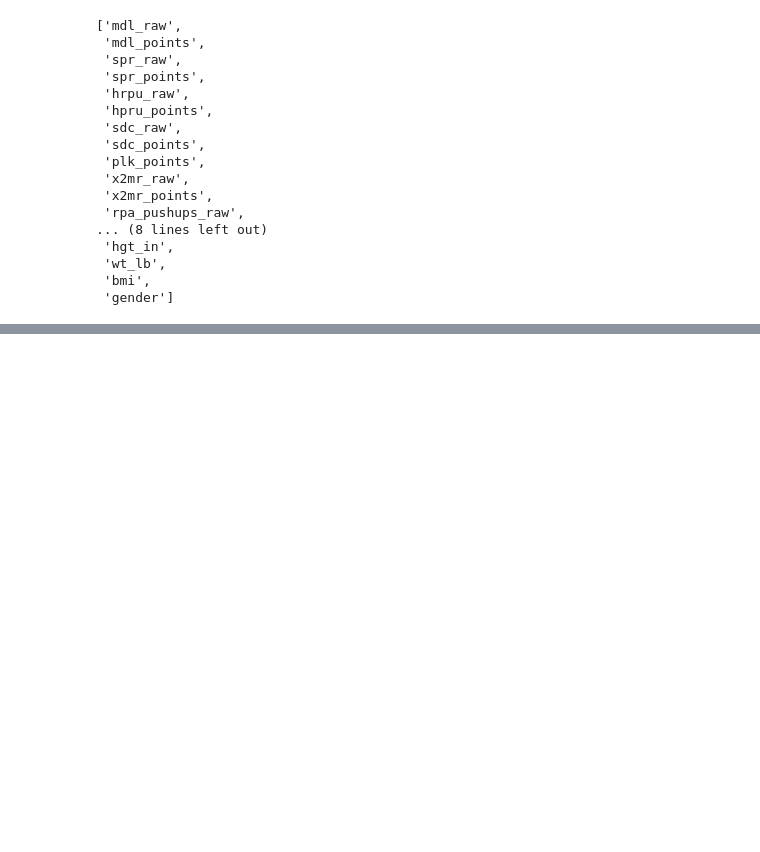
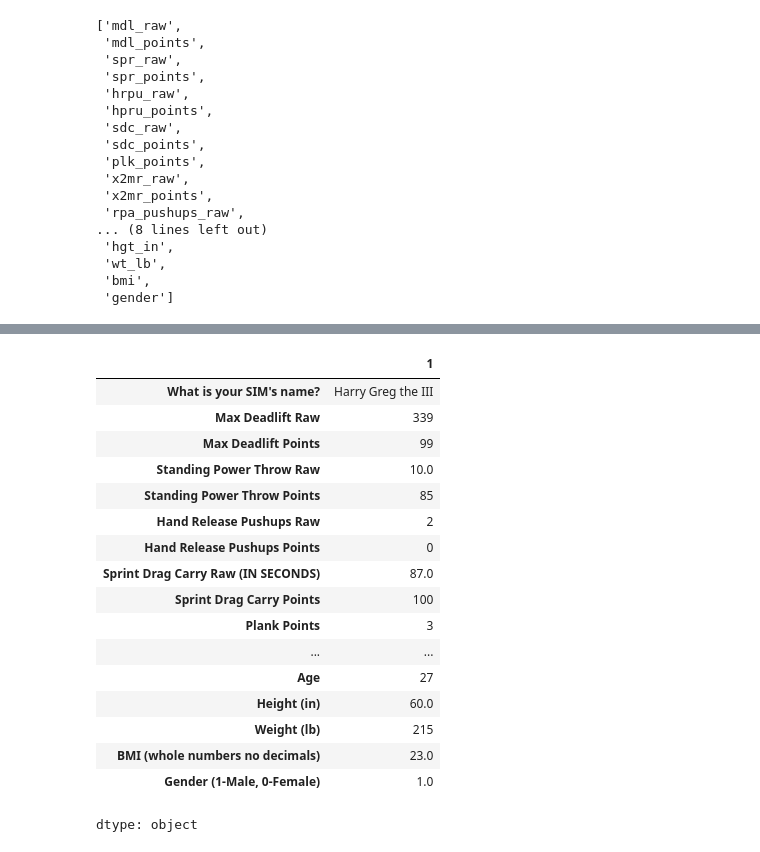
Before and after one commit to lonespear/ma103, a Jupyter notebook: ranger_school_log_reg.ipynb, the cells around one changed output, grey strips where cells are left out. Saved outputs shown, nothing was run; the diff lists cells and outputs as text; code cells hidden in the pictures; blank space fills up the shorter version.

```diff
--- a/ranger_school_log_reg.ipynb
+++ b/ranger_school_log_reg.ipynb
@@ -397,0 +427,21 @@ results
+# %%
+a_hr.iloc[1]
+# %% [output]
+|  | 1 |
+| What is your SIM's name? | Harry Greg the III |
+| Max Deadlift Raw | 339 |
+| Max Deadlift Points | 99 |
+| Standing Power Throw Raw | 10.0 |
+| Standing Power Throw Points | 85 |
+| Hand Release Pushups Raw | 2 |
+| Hand Release Pushups Points | 0 |
+| Sprint Drag Carry Raw (IN SECONDS) | 87.0 |
+| Sprint Drag Carry Points | 100 |
+| Plank Points | 3 |
+| ... | ... |
+| Age | 27 |
+| Height (in) | 60.0 |
+| Weight (lb) | 215 |
+| BMI (whole numbers no decimals) | 23.0 |
+| Gender (1-Male, 0-Female) | 1.0 |
+dtype: object
```
Also changed, not shown: parts of 6 cells of this notebook.
